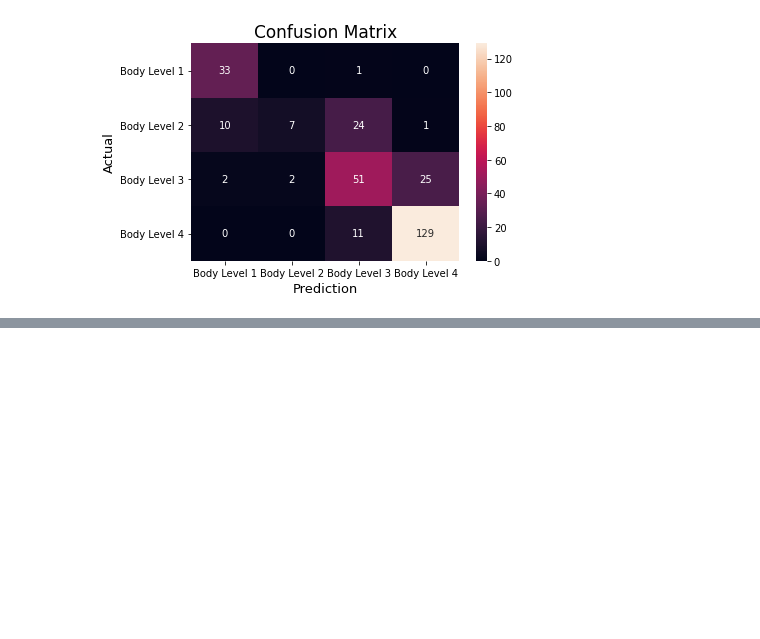
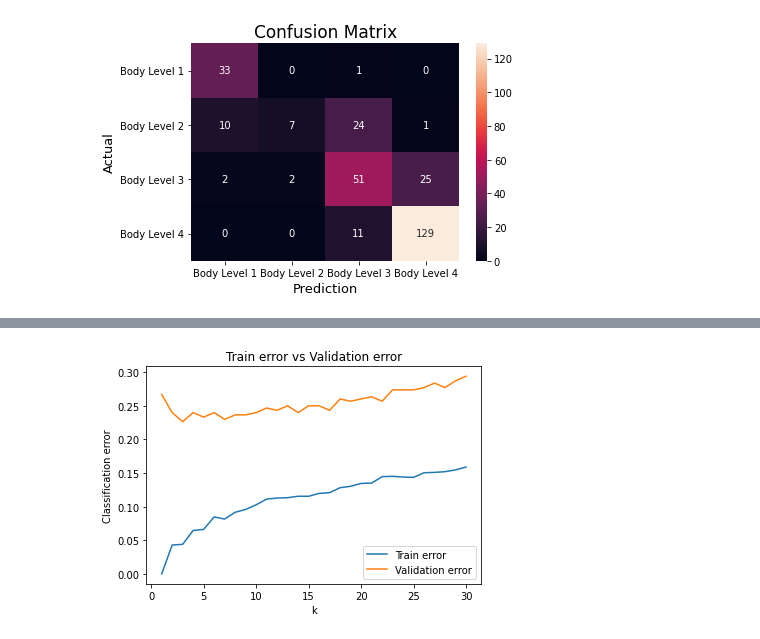
Before and after one commit to AhmadJamal01/Body-Level-Classification, a Jupyter notebook: models/KNN.ipynb, the cells around one changed output, grey strips where cells are left out. Saved outputs shown, nothing was run; the diff lists cells and outputs as text; code cells hidden in the pictures; blank space fills up the shorter version.

Commit message:
Added a Bias Variance Tradeoff curve in the KNN model.

```diff
--- a/models/KNN.ipynb
+++ b/models/KNN.ipynb
@@ -137,11 +154,10 @@ Accuracy score /w oversampling:  0.7702702702702703
 # Create and fit the KNN classifier to the smotenc data
 knn = KNeighborsClassifier(n_neighbors=3)
 
-knn.fit(x_train_smotenc_encoded, y_train_smotenc)
+knn.fit(x_train_smotenc_encoded, y_train_smotenc['Body_Level'])
 
 # Make predictions on the Valid set
 y_pred = knn.predict(X_valid)
 
-# Print the accuracy score
-print('Accuracy score /w smotenc: ', knn.score(X_valid, y_valid))
+print(classification_report(y_valid, y_pred))
 # %% [output]
@@ -149,11 +174,10 @@ Accuracy score /w smotenc:  0.7736486486486487
 # %%
 # Create and fit the KNN classifier to the smote with importance data
 knn = KNeighborsClassifier(n_neighbors=3)
-knn.fit(x_train_smote_with_importance_encoded, y_train_smote_with_importance)
+knn.fit(x_train_smote_with_importance_encoded, y_train_smote_with_importance['Body_Level'])
 
 # Make predictions on the Valid set
 y_pred = knn.predict(X_valid)
 
-# Print the accuracy score
-print('Accuracy score /w smote with importance: ', knn.score(X_valid, y_valid))
+print(classification_report(y_valid, y_pred))
 # %% [output]
@@ -160,0 +194,27 @@ Accuracy score /w smote with importance:  0.7668918918918919
+# %%
+# Let's use the smotenc model to showcase the accuracy of the model against the value of k
+# Create a list of values for k
+# This is pretty much a bias vs variance tradeoff plot
+k_list = list(range(1, 31))
+
+train_errors = []
+valid_errors = []
+
+for k in k_list:
+    knn = KNeighborsClassifier(n_neighbors=k)
+    knn.fit(x_train_smotenc_encoded, y_train_smotenc['Body_Level'])
+    train_error = 1 - knn.score(x_train_smotenc_encoded, y_train_smotenc['Body_Level'])
+    valid_error = 1 - knn.score(X_valid, y_valid)
+    train_errors.append(train_error)
+    valid_errors.append(valid_error)
+
+# Plot the train and validation errors vs. k
+plt.plot(k_list, train_errors, label='Train error')
+plt.plot(k_list, valid_errors, label='Validation error')
+plt.xlabel('k')
+plt.ylabel('Classification error')
+plt.title('Train error vs Validation error')
+plt.legend()
+plt.show()
+# %% [output]
+[figure, added]
```
Also changed, not shown: parts of 5 cells of this notebook.
